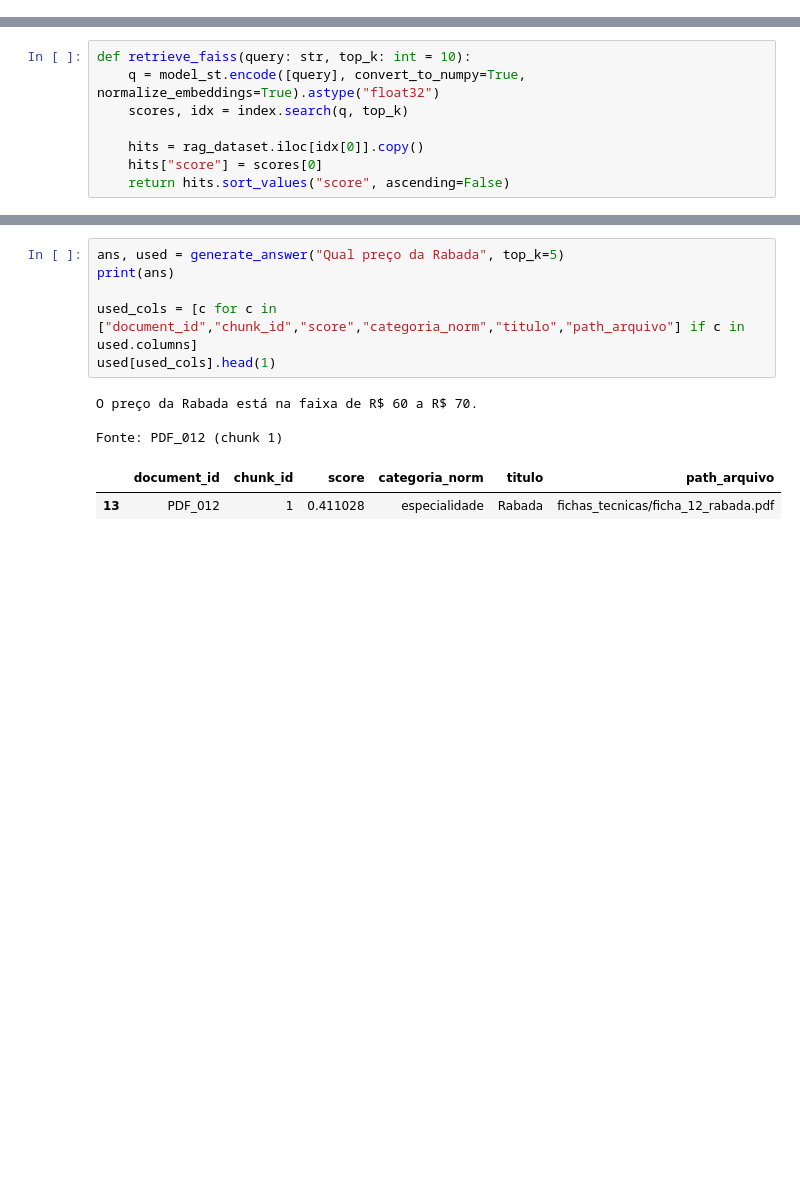
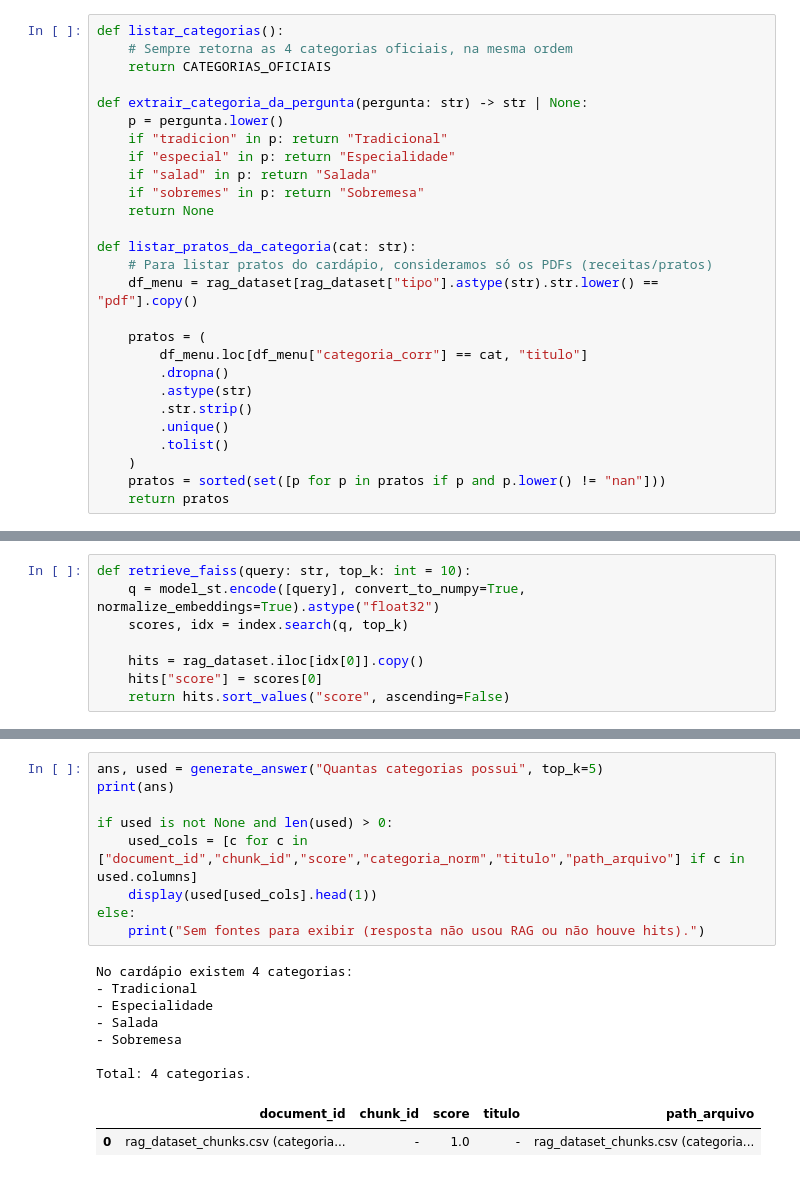
Before and after one commit to aliciahonorato/rag-chatbot-restaurante, a Jupyter notebook: notebooks/02_preparacao_rag.ipynb, the cells around one changed output, grey strips where cells are left out. Cells and saved outputs as stored; diff of their text form; blank space fills up the shorter version.

```diff
--- a/notebooks/02_preparacao_rag.ipynb
+++ b/notebooks/02_preparacao_rag.ipynb
@@ -570,3 +621,30 @@ Colunas: ['document_id', 'chunk_id', 'chunks', 'categoria', 'origem', 'titulo',
+# %%
+def listar_categorias():
+    # Sempre retorna as 4 categorias oficiais, na mesma ordem
+    return CATEGORIAS_OFICIAIS
+
+def extrair_categoria_da_pergunta(pergunta: str) -> str | None:
+    p = pergunta.lower()
+    if "tradicion" in p: return "Tradicional"
+    if "especial" in p: return "Especialidade"
+    if "salad" in p: return "Salada"
+    if "sobremes" in p: return "Sobremesa"
+    return None
+
+def listar_pratos_da_categoria(cat: str):
+    # Para listar pratos do cardápio, consideramos só os PDFs (receitas/pratos)
+    df_menu = rag_dataset[rag_dataset["tipo"].astype(str).str.lower() == "pdf"].copy()
+
+    pratos = (
+        df_menu.loc[df_menu["categoria_corr"] == cat, "titulo"]
+        .dropna()
+        .astype(str)
+        .str.strip()
+        .unique()
+        .tolist()
+    )
+    pratos = sorted(set([p for p in pratos if p and p.lower() != "nan"]))
+    return pratos
 # %%
 from sentence_transformers import SentenceTransformer
 
@@ -644,12 +965,19 @@ def generate_answer(query: str, top_k: int = 5, temperature: float = 0.2, min_sc
 # %%
-ans, used = generate_answer("Qual preço da Rabada", top_k=5)
+ans, used = generate_answer("Quantas categorias possui", top_k=5)
 print(ans)
 
-used_cols = [c for c in ["document_id","chunk_id","score","categoria_norm","titulo","path_arquivo"] if c in used.columns]
-used[used_cols].head(1)
+if used is not None and len(used) > 0:
+    used_cols = [c for c in ["document_id","chunk_id","score","categoria_norm","titulo","path_arquivo"] if c in used.columns]
+    display(used[used_cols].head(1))
+else:
+    print("Sem fontes para exibir (resposta não usou RAG ou não houve hits).")
 # %% [output]
-O preço da Rabada está na faixa de R$ 60 a R$ 70.
+No cardápio existem 4 categorias:
+- Tradicional
+- Especialidade
+- Salada
+- Sobremesa
 
-Fonte: PDF_012 (chunk 1)
+Total: 4 categorias.
-|  | document_id | chunk_id | score | categoria_norm | titulo | path_arquivo |
-| 13 | PDF_012 | 1 | 0.411028 | especialidade | Rabada | fichas_tecnicas/ficha_12_rabada.pdf |
+|  | document_id | chunk_id | score | titulo | path_arquivo |
+| 0 | rag_dataset_chunks.csv (categoria... | - | 1.0 | - | rag_dataset_chunks.csv (categoria... |
```
Also changed, not shown: parts of 11 cells of this notebook.
